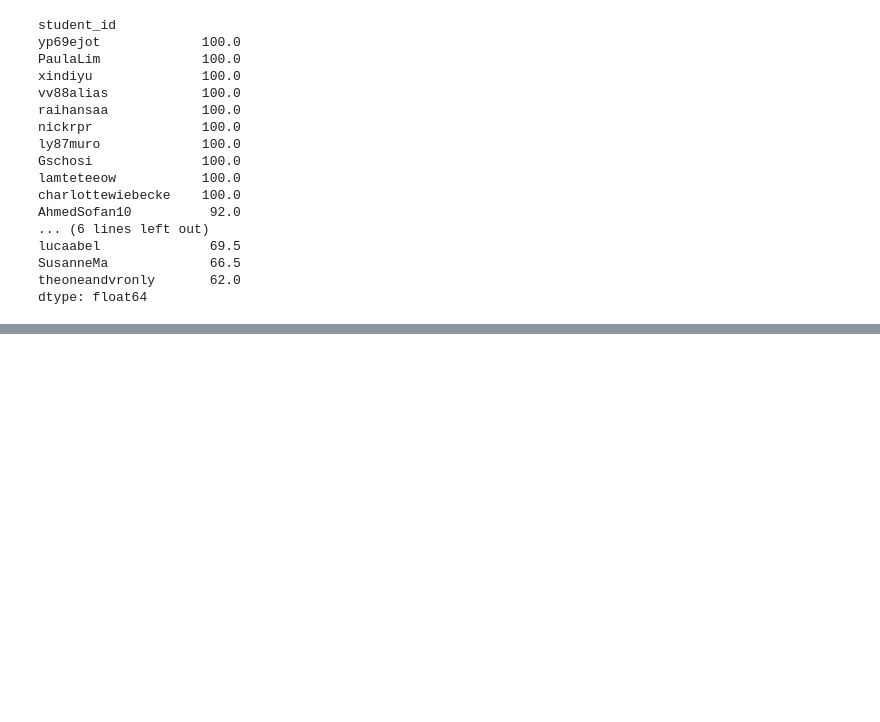
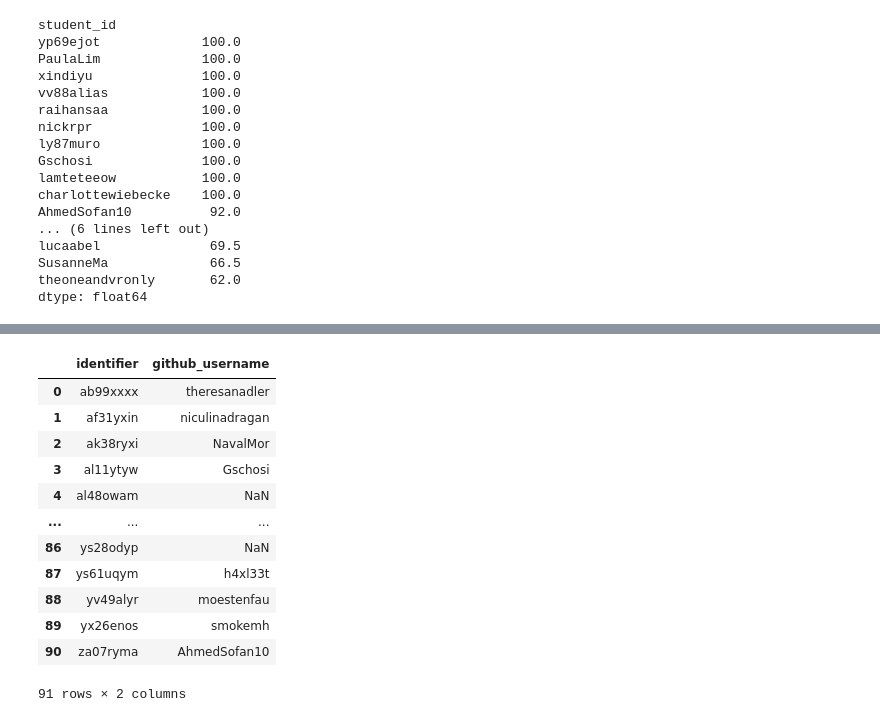
Before and after one commit to digikolleg-data-science-psychology/ads_exercise, a Jupyter notebook: calculate_score.ipynb, the cells around one changed output, grey strips where cells are left out. Cells and saved outputs as stored; diff of their text form; code cells hidden in the pictures; blank space fills up the shorter version.

```diff
--- a/calculate_score.ipynb
+++ b/calculate_score.ipynb
@@ -99,0 +101,17 @@ percentage.to_csv(output_path.joinpath(semester+"-"+timestr+".csv"))
+# %%
+idm_list = pd.read_csv("course_directory/classroom_roster.csv").loc[:,["identifier", "github_username"]]
+idm_list
+# %% [output]
+|  | identifier | github_username |
+| 0 | ab99xxxx | theresanadler |
+| 1 | af31yxin | niculinadragan |
+| 2 | ak38ryxi | NavalMor |
+| 3 | al11ytyw | Gschosi |
+| 4 | al48owam | NaN |
+| ... | ... | ... |
+| 86 | ys28odyp | NaN |
+| 87 | ys61uqym | h4xl33t |
+| 88 | yv49alyr | moestenfau |
+| 89 | yx26enos | smokemh |
+| 90 | za07ryma | AhmedSofan10 |
+91 rows × 2 columns
```
Also changed, not shown: parts of 8 cells of this notebook.
